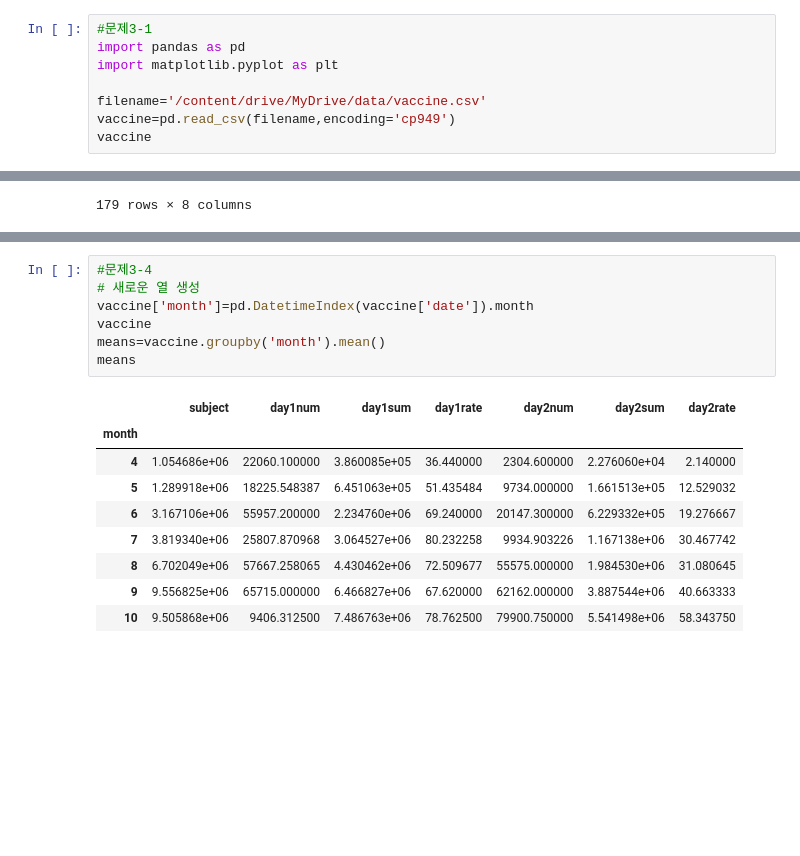
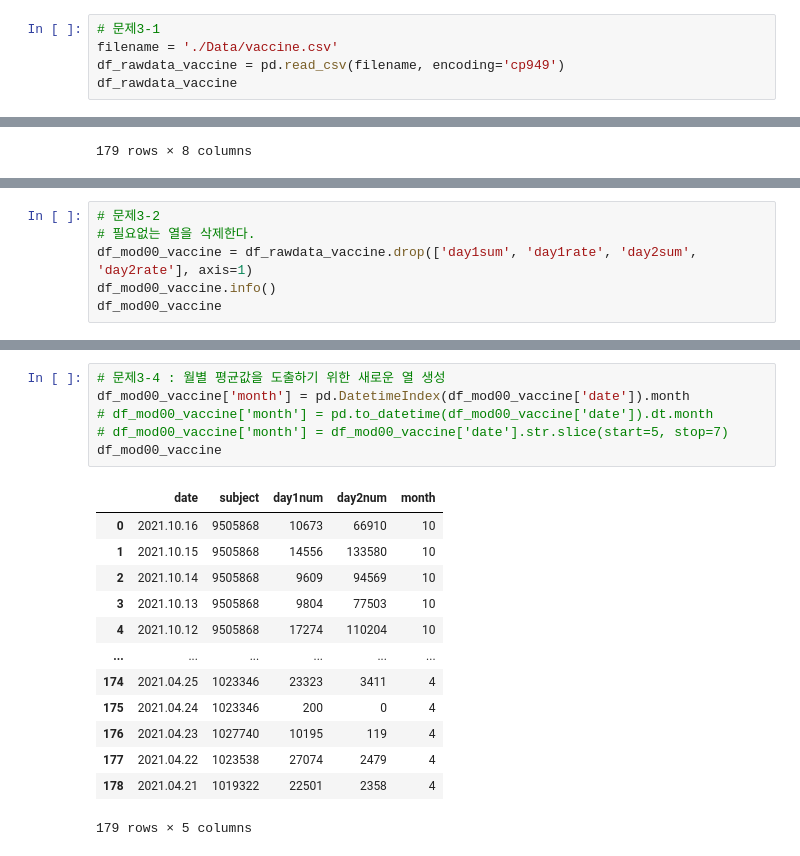
Before and after one commit to leadline42/lecture-bda-visaulization-python, a Jupyter notebook: Lecture01/Lecture01.ipynb, the cells around one changed output, grey strips where cells are left out. Drawn from its saved outputs; the diff is of its cells as text; blank space fills up the shorter version.

```diff
--- a/Lecture01/Lecture01.ipynb
+++ b/Lecture01/Lecture01.ipynb
@@ -598,11 +860,8 @@ newdata.head(3)
 # %%
-#문제3-1
-import pandas as pd
-import matplotlib.pyplot as plt
-
-filename='/content/drive/MyDrive/data/vaccine.csv'
-vaccine=pd.read_csv(filename,encoding='cp949')
-vaccine
+# 문제3-1
+filename = './Data/vaccine.csv'
+df_rawdata_vaccine = pd.read_csv(filename, encoding='cp949')
+df_rawdata_vaccine
 # %% [output]
 |  | date | subject | day1num | day1sum | day1rate | day2num | day2sum | day2rate |
 | 0 | 2021.10.16 | 9505868 | 10673 | 7562283 | 79.6 | 66910 | 6191341 | 65.1 |
@@ -655,0 +879,6 @@ vaccine
+# %%
+# 문제3-2
+# 필요없는 열을 삭제한다.
+df_mod00_vaccine = df_rawdata_vaccine.drop(['day1sum', 'day1rate', 'day2sum', 'day2rate'], axis=1)
+df_mod00_vaccine.info()
+df_mod00_vaccine
@@ -666,20 +920,23 @@ vaccine.describe()
 | 50% | 3.943320e+06 | 23323.000000 | 16581.000000 |
 | 75% | 9.505868e+06 | 71634.500000 | 50950.000000 |
 | max | 9.795426e+06 | 169036.000000 | 200186.000000 |
-# %%
-#문제3-4
-# 새로운 열 생성
-vaccine['month']=pd.DatetimeIndex(vaccine['date']).month
-vaccine
-means=vaccine.groupby('month').mean()
-means
-# %% [output]
-|  | subject | day1num | day1sum | day1rate | day2num | day2sum | day2rate |
-| month |  |  |  |  |  |  |  |
-| 4 | 1.054686e+06 | 22060.100000 | 3.860085e+05 | 36.440000 | 2304.600000 | 2.276060e+04 | 2.140000 |
-| 5 | 1.289918e+06 | 18225.548387 | 6.451063e+05 | 51.435484 | 9734.000000 | 1.661513e+05 | 12.529032 |
-| 6 | 3.167106e+06 | 55957.200000 | 2.234760e+06 | 69.240000 | 20147.300000 | 6.229332e+05 | 19.276667 |
-| 7 | 3.819340e+06 | 25807.870968 | 3.064527e+06 | 80.232258 | 9934.903226 | 1.167138e+06 | 30.467742 |
-| 8 | 6.702049e+06 | 57667.258065 | 4.430462e+06 | 72.509677 | 55575.000000 | 1.984530e+06 | 31.080645 |
-| 9 | 9.556825e+06 | 65715.000000 | 6.466827e+06 | 67.620000 | 62162.000000 | 3.887544e+06 | 40.663333 |
-| 10 | 9.505868e+06 | 9406.312500 | 7.486763e+06 | 78.762500 | 79900.750000 | 5.541498e+06 | 58.343750 |
+# %%
+# 문제3-4 : 월별 평균값을 도출하기 위한 새로운 열 생성
+df_mod00_vaccine['month'] = pd.DatetimeIndex(df_mod00_vaccine['date']).month
+# df_mod00_vaccine['month'] = pd.to_datetime(df_mod00_vaccine['date']).dt.month
+# df_mod00_vaccine['month'] = df_mod00_vaccine['date'].str.slice(start=5, stop=7)
+df_mod00_vaccine
+# %% [output]
+|  | date | subject | day1num | day2num | month |
+| 0 | 2021.10.16 | 9505868 | 10673 | 66910 | 10 |
+| 1 | 2021.10.15 | 9505868 | 14556 | 133580 | 10 |
+| 2 | 2021.10.14 | 9505868 | 9609 | 94569 | 10 |
+| 3 | 2021.10.13 | 9505868 | 9804 | 77503 | 10 |
+| 4 | 2021.10.12 | 9505868 | 17274 | 110204 | 10 |
+| ... | ... | ... | ... | ... | ... |
+| 174 | 2021.04.25 | 1023346 | 23323 | 3411 | 4 |
+| 175 | 2021.04.24 | 1023346 | 200 | 0 | 4 |
+| 176 | 2021.04.23 | 1027740 | 10195 | 119 | 4 |
+| 177 | 2021.04.22 | 1023538 | 27074 | 2479 | 4 |
+| 178 | 2021.04.21 | 1019322 | 22501 | 2358 | 4 |
+179 rows × 5 columns
```
Also changed, not shown: parts of 118 cells of this notebook, 3 other files.
